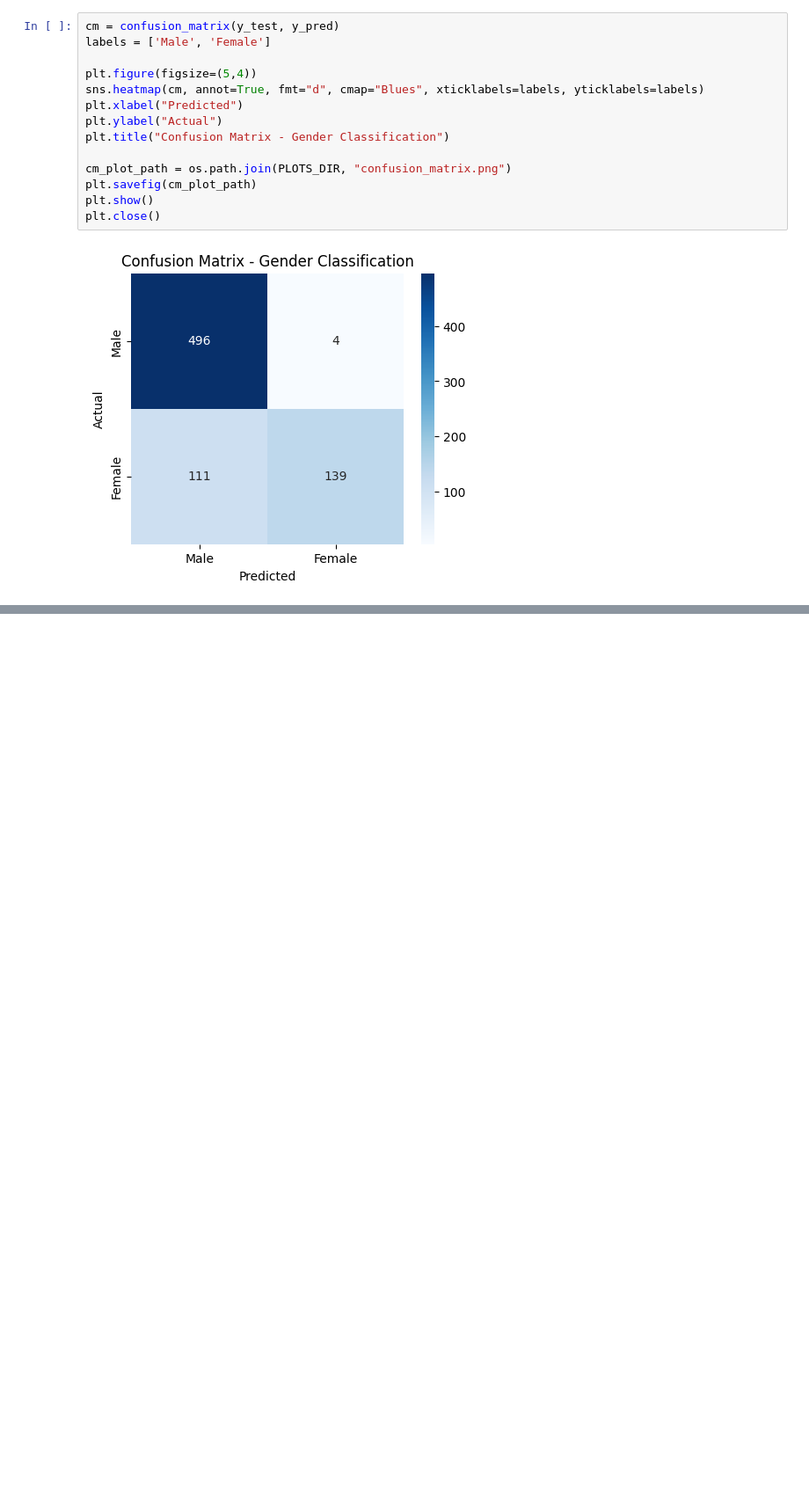
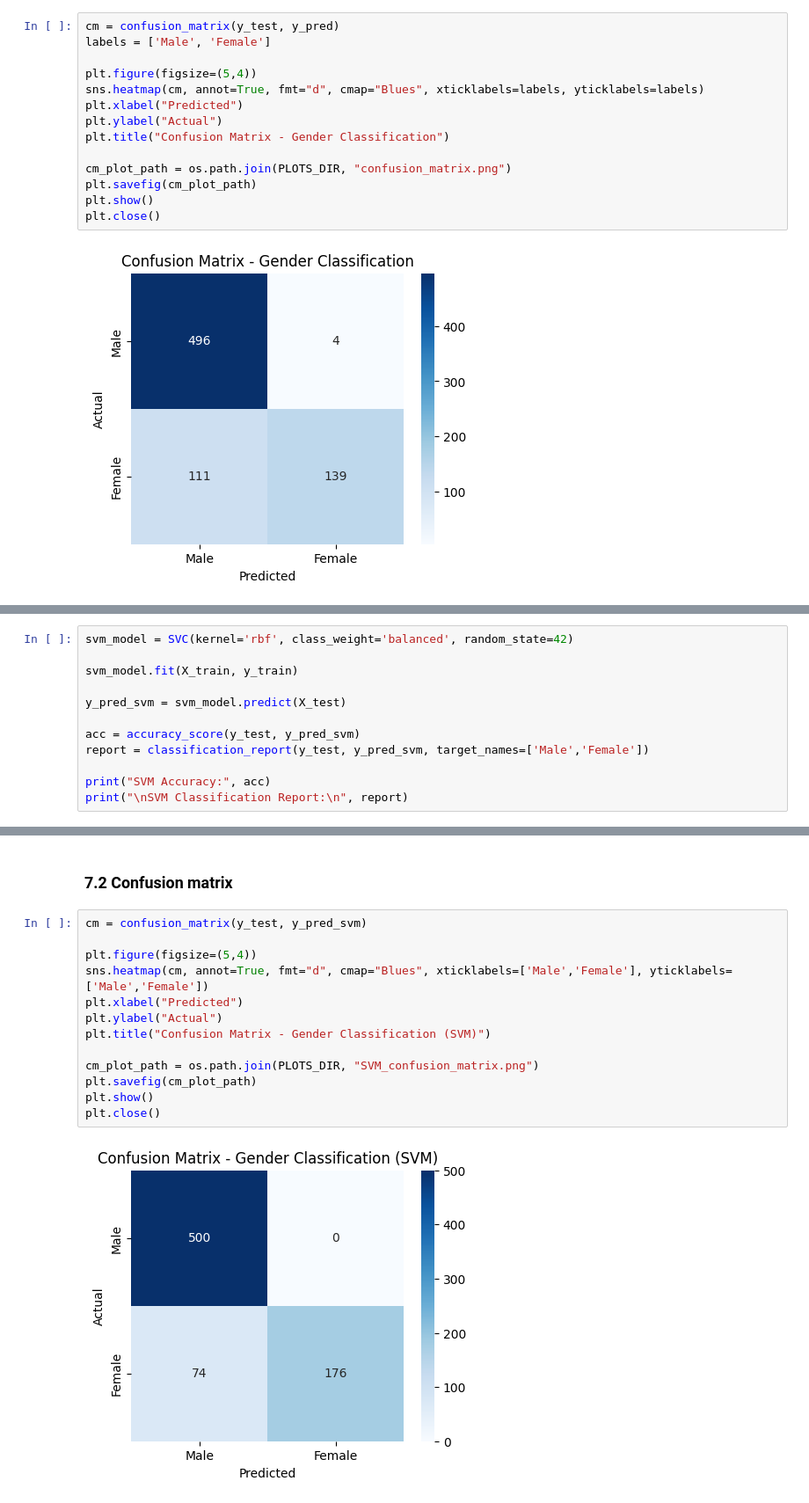
Before and after one commit to zubair-ui/Gender-Classification-from-Urdu-Audio, a Jupyter notebook: gender-classification-from-urdu-audio.ipynb, the cells around one changed output, grey strips where cells are left out. Shown at 88% size. Cells and saved outputs as stored; diff of their text form; blank space fills up the shorter version.

Commit message:
Trained SVM on the data

```diff
--- a/gender-classification-from-urdu-audio.ipynb
+++ b/gender-classification-from-urdu-audio.ipynb
@@ -294,0 +300,12 @@ plt.close()
+# %%
+svm_model = SVC(kernel='rbf', class_weight='balanced', random_state=42)
+
+svm_model.fit(X_train, y_train)
+
+y_pred_svm = svm_model.predict(X_test)
+
+acc = accuracy_score(y_test, y_pred_svm)
+report = classification_report(y_test, y_pred_svm, target_names=['Male','Female'])
+
+print("SVM Accuracy:", acc)
+print("\nSVM Classification Report:\n", report)
@@ -294,0 +324,17 @@ plt.close()
+# %% [markdown]
+### 7.2 Confusion matrix
+# %%
+cm = confusion_matrix(y_test, y_pred_svm)
+
+plt.figure(figsize=(5,4))
+sns.heatmap(cm, annot=True, fmt="d", cmap="Blues", xticklabels=['Male','Female'], yticklabels=['Male','Female'])
+plt.xlabel("Predicted")
+plt.ylabel("Actual")
+plt.title("Confusion Matrix - Gender Classification (SVM)")
+
+cm_plot_path = os.path.join(PLOTS_DIR, "SVM_confusion_matrix.png")
+plt.savefig(cm_plot_path)
+plt.show()
+plt.close()
+# %% [output]
+[figure, added]
```
Also changed, not shown: parts of 4 cells of this notebook.
